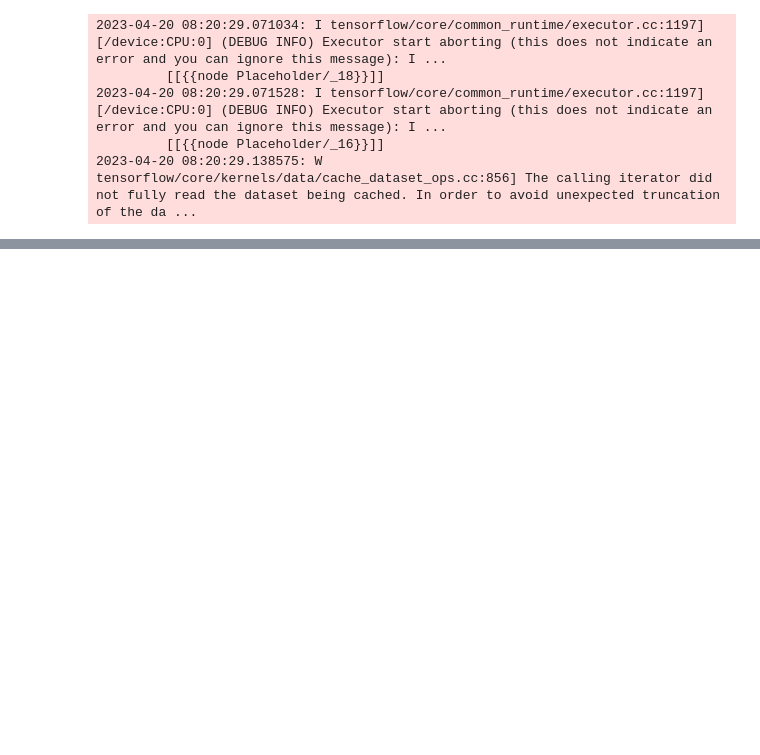
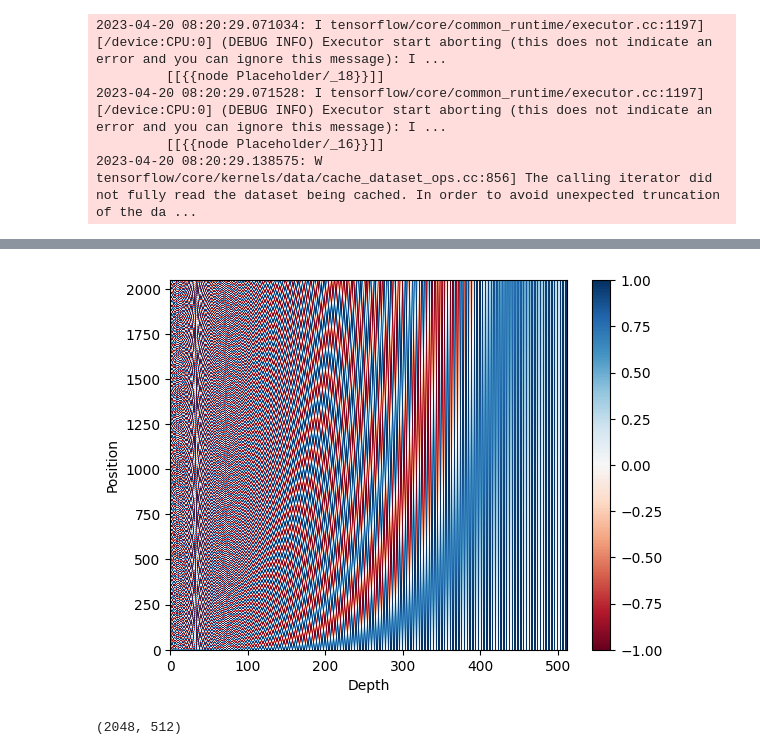
Before and after one commit to mplockhart/transformers, a Jupyter notebook: transformers_ml_mastery.ipynb, the cells around one changed output, grey strips where cells are left out. Cells and saved outputs as stored; diff of their text form; code cells hidden in the pictures; blank space fills up the shorter version.

Commit message:
[ci] positional encoding, need better understand

```diff
--- a/transformers_ml_mastery.ipynb
+++ b/transformers_ml_mastery.ipynb
@@ -344,0 +372,41 @@ targets[0]: [  48  756    6   13 2362   46  347   19   56 2577  968    4    3
+# %%
+def pos_enc_matrix(L, d, n=10000):
+    """Create positional encoding matrix
+    Args:
+        L: Input dimension (length)
+        d: Output dimension (depth), even only
+        n: Constant for the sinusoidal functions
+    Returns:
+        numpy matrix of floats of dimension L-by-d. At element (k,2i) the value
+        is sin(k/n^(2i/d)) while at element (k,2i+1) the value is cos(k/n^(2i/d))
+    """
+    assert d % 2 == 0, "Output dimension needs to be an even integer"
+    d2 = d//2
+    P = np.zeros((L, d))
+    k = np.arange(L).reshape(-1, 1)     # L-column vector
+    i = np.arange(d2).reshape(1, -1)    # d-row vector
+    denom = np.power(n, -i/d2)          # n**(-2*i/d)
+    args = k * denom                    # (L,d) matrix
+    P[:, ::2] = np.sin(args)
+    P[:, 1::2] = np.cos(args)
+    return P
+
+# Plot the positional encoding matrix
+pos_matrix = pos_enc_matrix(L=2048, d=512)
+assert pos_matrix.shape == (2048, 512)
+plt.pcolormesh(pos_matrix, cmap='RdBu')
+plt.xlabel('Depth')
+plt.ylabel('Position')
+plt.colorbar()
+plt.show()
+
+# save the positional matrix to pickle file
+with open("posenc-2048-512.pickle", "wb") as fp:
+    pickle.dump(pos_matrix, fp)
+# %% [output]
+[figure, added]
+# %%
+# shape of the matrix
+pos_matrix.shape
+# %% [output]
+(2048, 512)
```
Also changed, not shown: parts of 2 cells of this notebook.
